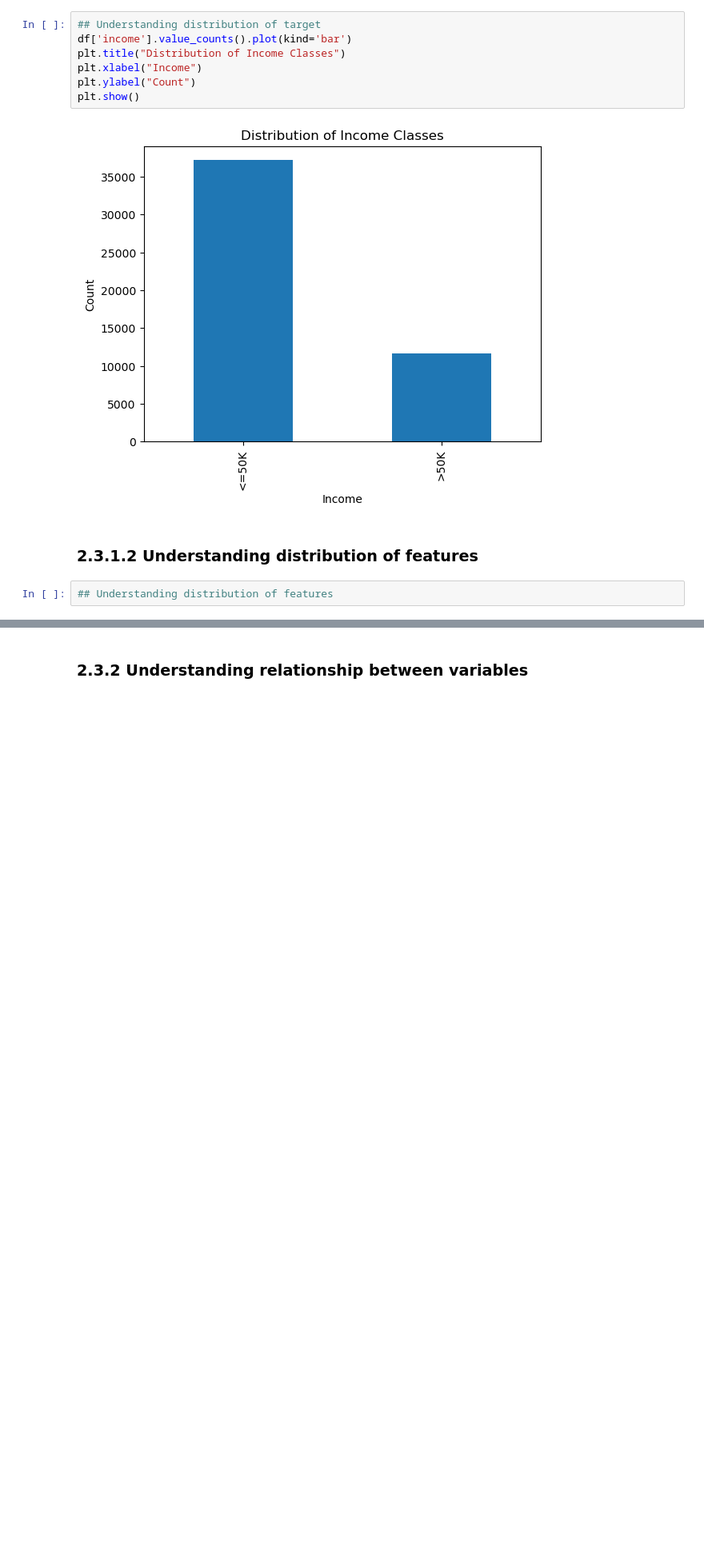
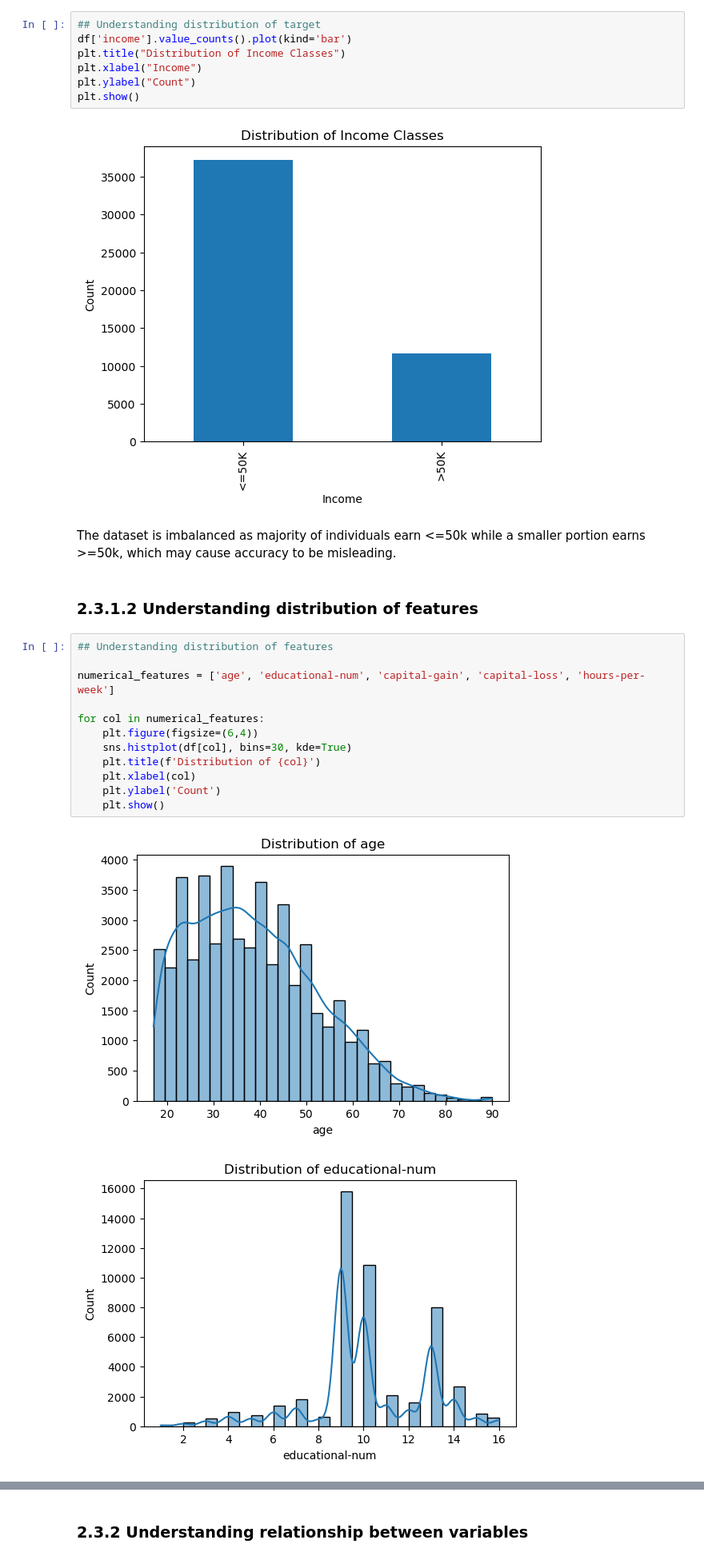
Before and after one commit to keepingitriel/mldp-project, a Jupyter notebook: MLDP Program Codes Submission Template.ipynb, the cells around one changed output, grey strips where cells are left out. Shown at 80% size. Drawn from its saved outputs; the diff is of its cells as text; blank space fills up the shorter version.

Commit message:
data visualisation completed

```diff
--- a/MLDP Program Codes Submission Template.ipynb
+++ b/MLDP Program Codes Submission Template.ipynb
@@ -110,7 +119,22 @@ plt.ylabel("Count")
 plt.show()
 # %% [output]
 [figure]
+# %% [markdown]
+The dataset is imbalanced as majority of individuals earn <=50k while a smaller portion earns >=50k, which may cause accuracy to be misleading.
 # %% [markdown]
 ### 2.3.1.2 Understanding distribution of features
 # %%
 ## Understanding distribution of features
+
+numerical_features = ['age', 'educational-num', 'capital-gain', 'capital-loss', 'hours-per-week']
+
+for col in numerical_features:
+    plt.figure(figsize=(6,4))
+    sns.histplot(df[col], bins=30, kde=True)
+    plt.title(f'Distribution of {col}')
+    plt.xlabel(col)
+    plt.ylabel('Count')
+    plt.show()
+# %% [output]
+[figure, added]
+[figure, added]
```
Also changed, not shown: parts of 13 cells of this notebook.
